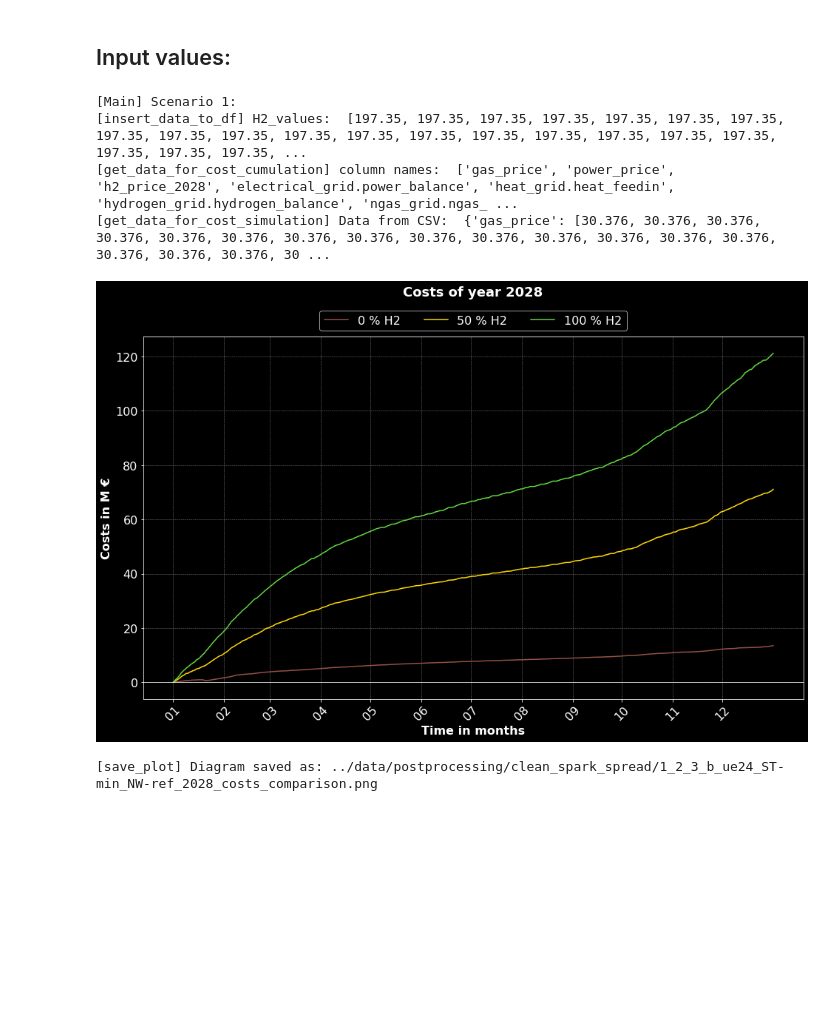
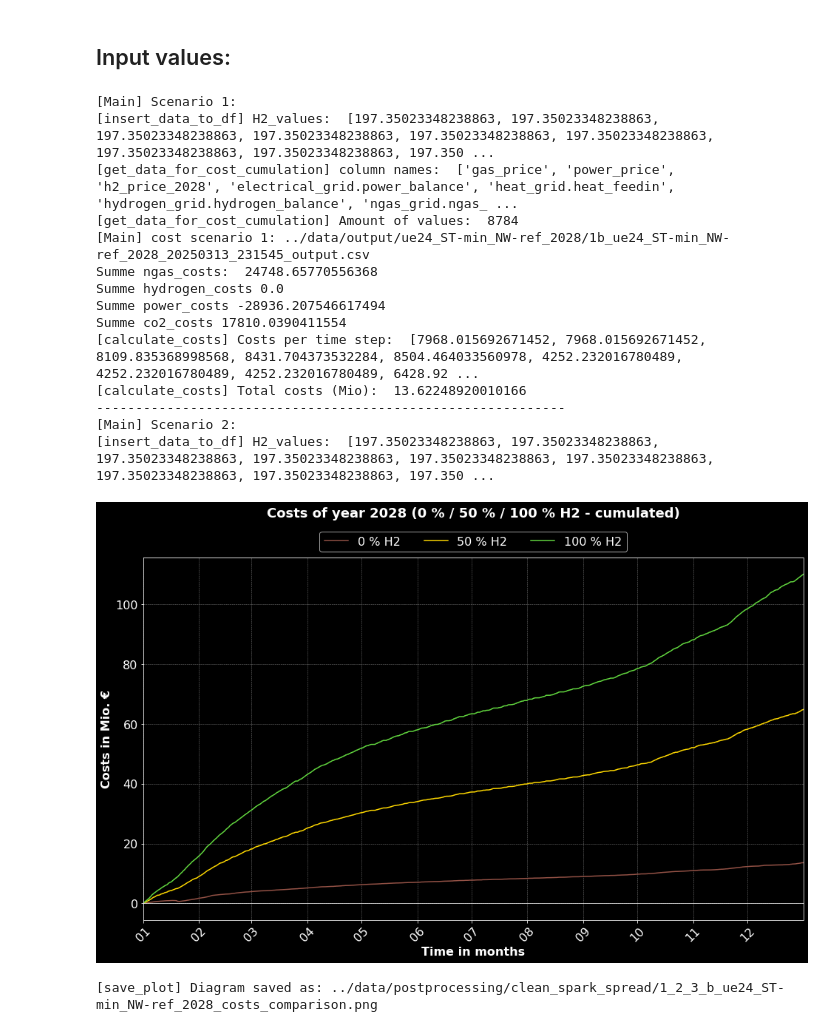
Before and after one commit to HTWK-Interconnected-Energy-Systems/BURN4H2, a Jupyter notebook: postprocessing/clean_spark_spread.ipynb, the cells around one changed output. Saved outputs shown, nothing was run; the diff lists cells and outputs as text; code cells hidden in the pictures; blank space fills up the shorter version.

Commit message:
Bugfixing done for cost functions Sophia. Fits postprocessing from Martin now.

```diff
--- a/postprocessing/clean_spark_spread.ipynb
+++ b/postprocessing/clean_spark_spread.ipynb
@@ -184,7 +184,7 @@ def add_timestamp_and_filter(
     # Create List of dates and hours belonging to timestep:
     dates = list(
         pd.date_range(
-            '2025-01-01 00:00',
+            '2028-01-01 00:00',
             periods=8784, #TODO: Funktion ermittlung periods normales und Schaltjahr einfügen!
             freq='H')
         )
@@ -205,8 +205,7 @@ def extract_price_data_to_dict(
     assets: tuple,
     key_gas_price: str,
     key_power_price: str,
-    key_h2_price: str,
-    H2_PRICE = None
+    key_h2_price: str
     ):
     """
     Reads certain price and CO2 columns belonging to relevant assets for the diagram from a DataFrame
@@ -222,7 +221,7 @@ def extract_price_data_to_dict(
         extracted_columns_dict: Dictionary with asset name and variable as keys and belonging hourly data for set timespan as lists (= value).
     """
     # Generate the complete column names
-    column_names = [key_gas_price, key_power_price] # convert input data for price names in list # , key_h2_price
+    column_names = [key_gas_price, key_power_price, key_h2_price] # convert input data for price names in list # , key_h2_price
     for asset in assets:
         column_names.append(str(f"{asset}.co2")) # get keys of set assets in input data emitting co2
         column_names.append(str(f"{asset}.power"))
@@ -232,8 +231,9 @@ def extract_price_data_to_dict(
     extracted_columns_dict = {col: list(time_filtered_df[col]) for col in column_names if col in time_filtered_df.columns}
 
     # Konstante hinzufügen!
-
-    extracted_columns_dict[key_h2_price] = [H2_PRICE] * len(extracted_columns_dict[key_gas_price])
+    # print("[extract_price_data_to_dict] H2_PRICE: ", H2_PRICE)
+    # extracted_columns_dict[key_h2_price] = [H2_PRICE] * len(extracted_columns_dict[key_gas_price])
+    # print("[extract_price_data_to_dict] extracted_columns_dict[key_h2_price]: ", extracted_columns_dict[key_h2_price])
     return extracted_columns_dict
 
 def get_time_data_for_plot(
@@ -315,7 +315,7 @@ def insert_data_to_df(
     new_values_df = pd.read_csv(csv_filepath)
 
     # Hole die Werte der ersten Spalte
-    new_values = round(new_values_df.iloc[:, 1],2).tolist()
+    new_values = new_values_df.iloc[:, 1].tolist()
 
     print("[insert_data_to_df] H2_values: ", new_values)
     # Prüfe, ob die Anzahl der Werte mit der Anzahl der Zeilen im DataFrame übereinstimmt
@@ -332,7 +332,8 @@ def get_data_for_cost_simulation(
     key_power_price: str,
     key_h2_price: str,
     assets: tuple,
-    time_filtered_df: pd.DataFrame
+    time_filtered_df: pd.DataFrame,
+    H2_PRICE = None
 ):
     # Generate the complete column names
     column_names = [key_gas_price,
@@ -350,7 +351,12 @@ def get_data_for_cost_simulation(
 
     # Filter the desired columns:
     extracted_columns_dict = {col: list(time_filtered_df[col]) for col in column_names if col in time_filtered_df.columns}
-    print("[get_data_for_cost_simulation] Data from CSV: ", extracted_columns_dict)
+    # print("[get_data_for_cost_simulation] Data from CSV: ", extracted_columns_dict[key_h2_price])
+    extracted_columns_dict[key_h2_price] = [H2_PRICE] * len(extracted_columns_dict[key_gas_price])
+    print("[get_data_for_cost_cumulation] Amount of values: ", len(extracted_columns_dict[key_gas_price]))
+    # print("[get_data_for_cost_simulation] constant H2_Price: ", extracted_columns_dict[key_h2_price])
+    # for t in range(0, len(column_names)):
+    #     print(f"[get_data_for_cost_simulation] Data value no. in columns dict {t}", extracted_columns_dict[column_names[t]])
 
     return extracted_columns_dict
 # %% [markdown]
@@ -635,6 +662,7 @@ def plot_costs(
         figsize=(16, 9),
         facecolor="black"
         )
+    print("x-Values: ", x_values)
 
     for i, scenario_data in enumerate(nested_y_values):
         y_values = change_cost_dimension(
@@ -650,6 +678,7 @@ def plot_costs(
             color=colors_dict[labels[i]]
             )
 
+    plt.xlim(min(x_values), max(x_values))
     # condition that more than 24 hours are plotted in one graph:
     if granularity == 'hour':
         ax.set_xticks([x_values[i] for i in x_axis_occurencies.values()])
@@ -783,12 +814,12 @@ output_folder_name = 'clean_spark_spread'
 colors_filename = "assigned_colors.json"
 INPUT_PATH = '../data/output/ue24_ST-min_NW-ref_2028/250306_ue24_ST-min_NW-ref_2028_0h2_output.csv'
 H2_POWER_CSV_PATH = '../data/input/prices/ue24/h2_price_2028.csv'
-INPUT_PATHES = ['../data/output/ue24_ST-min_NW-ref_2028/1b_ue24_ST-min_NW-ref_2028_20250313_231545_output.csv','../data/output/ue24_ST-min_NW-ref_2028/3b_ue24_ST-min_NW-ref_2028_20250314_000706_output.csv', '../data/output/ue24_ST-min_NW-ref_2028/2b_ue24_ST-min_NW-ref_2028_20250314_002620_output.csv']
+INPUT_PATHES = ['../data/output/ue24_ST-min_NW-ref_2028/1b_ue24_ST-min_NW-ref_2028_20250313_231545_output.csv','../data/output/ue24_ST-min_NW-ref_2028/3b_ue24_ST-min_NW-ref_2028_20250314_000706_output.csv','../data/output/ue24_ST-min_NW-ref_2028/2b_ue24_ST-min_NW-ref_2028_20250314_002620_output.csv']
 OUTPUT_PATH = '../data/postprocessing/' + output_folder_name
 
 # 2 ! time data: !
-start_time = "2025-01-01 00:00"
-end_time = "2025-12-31 23:00"
+start_time = "2028-01-01 00:00"
+end_time = "2028-12-31 23:00"
 granularity = 'month'
 
 # 3 ! asset data: !
@@ -812,9 +843,9 @@ type_of_costs = 'cumulation' # 'cumulation' #'single'
 
 
 # 6 Plot constants:
-scenario_title = "year 2028" # (0 % / 50 % / 100 % H2 - cumulated)
+scenario_title = "year 2028 (0 % / 50 % / 100 % H2 - cumulated)"
 scenario_labels = ['0 % H2', '50 % H2', '100 % H2']
-target_cost_unit = 'M €' # 'B €' / 'k €' / '€'
+target_cost_unit = 'Mio. €' # 'Mrd. €' / 'T €' / '€'
 title_size = 18
 fontsize = 16
 
@@ -946,10 +977,12 @@ if __name__ == "__main__":
             key_power_price=key_power_price,
             key_h2_price=key_h2_price,
             assets=my_assets,
-            time_filtered_df=df_with_time
+            time_filtered_df=df_with_time,
+            H2_PRICE=H2_PRICE
             )
 
             print(f"[Main] cost scenario {i+1}:", INPUT_PATHES[i])
+            # print("key_h2_price: ", data_dict[key_h2_price])
             costs.append(calculate_costs(
                 cost_dict=data_dict,
                 heat_price=P_HEAT,
@@ -983,34 +1016,44 @@ if __name__ == "__main__":
             for i in range(0,len(INPUT_PATHES)):
                 cumulated_costs = cumulate_costs(
                     costs_per_time=costs[i])
                 all_cumulated_costs.append(cumulated_costs)
 
             fig = plot_costs(
                 nested_y_values=all_cumulated_costs,
                 x_values=hourly_timestamps,
                 granularity=granularity,
                 x_axis_occurencies=occurencies_dict,
                 title_size=title_size,
                 fontsize=fontsize,
                 colors_dict=colors_dict,
                 labels=scenario_labels,
                 target_cost_unit=target_cost_unit,
                 scenario_title=scenario_title
             )
         else:
             print(f"[Main] This type is not available: {type_of_costs}!")
 
         save_plot(
         fig=fig,
         output_path=OUTPUT_PATH,
         filename=filename
         )
     else:
         print("[Main] no plot variant chosen.")
 # %% [output]
 [Main] Scenario 1:
-[insert_data_to_df] H2_values:  [197.35, 197.35, 197.35, 197.35, 197.35, 197.35, 197.35, 197.35, 197.35, 197.35, 197.35, 197.35, 197.35, 197.35, 197.35, 197.35, 197.35, 197.35, 197.35, 197.35, 197.35, ...
+[insert_data_to_df] H2_values:  [197.35023348238863, 197.35023348238863, 197.35023348238863, 197.35023348238863, 197.35023348238863, 197.35023348238863, 197.35023348238863, 197.35023348238863, 197.350 ...
 [get_data_for_cost_cumulation] column names:  ['gas_price', 'power_price', 'h2_price_2028', 'electrical_grid.power_balance', 'heat_grid.heat_feedin', 'hydrogen_grid.hydrogen_balance', 'ngas_grid.ngas_ ...
-[get_data_for_cost_simulation] Data from CSV:  {'gas_price': [30.376, 30.376, 30.376, 30.376, 30.376, 30.376, 30.376, 30.376, 30.376, 30.376, 30.376, 30.376, 30.376, 30.376, 30.376, 30.376, 30.376, 30 ...
+[get_data_for_cost_cumulation] Amount of values:  8784
+[Main] cost scenario 1: ../data/output/ue24_ST-min_NW-ref_2028/1b_ue24_ST-min_NW-ref_2028_20250313_231545_output.csv
+Summe ngas_costs:  24748.65770556368
+Summe hydrogen_costs 0.0
+Summe power_costs -28936.207546617494
+Summe co2_costs 17810.0390411554
+[calculate_costs] Costs per time step:  [7968.015692671452, 7968.015692671452, 8109.835368998568, 8431.704373532284, 8504.464033560978, 4252.232016780489, 4252.232016780489, 4252.232016780489, 6428.92 ...
+[calculate_costs] Total costs (Mio):  13.62248920010166
+------------------------------------------------------------
+[Main] Scenario 2:
+[insert_data_to_df] H2_values:  [197.35023348238863, 197.35023348238863, 197.35023348238863, 197.35023348238863, 197.35023348238863, 197.35023348238863, 197.35023348238863, 197.35023348238863, 197.350 ...
-[figure, old version]
+[figure, new version]
 [save_plot] Diagram saved as: ../data/postprocessing/clean_spark_spread/1_2_3_b_ue24_ST-min_NW-ref_2028_costs_comparison.png
```
Also changed, not shown: parts of 3 cells of this notebook, 5 other files.
